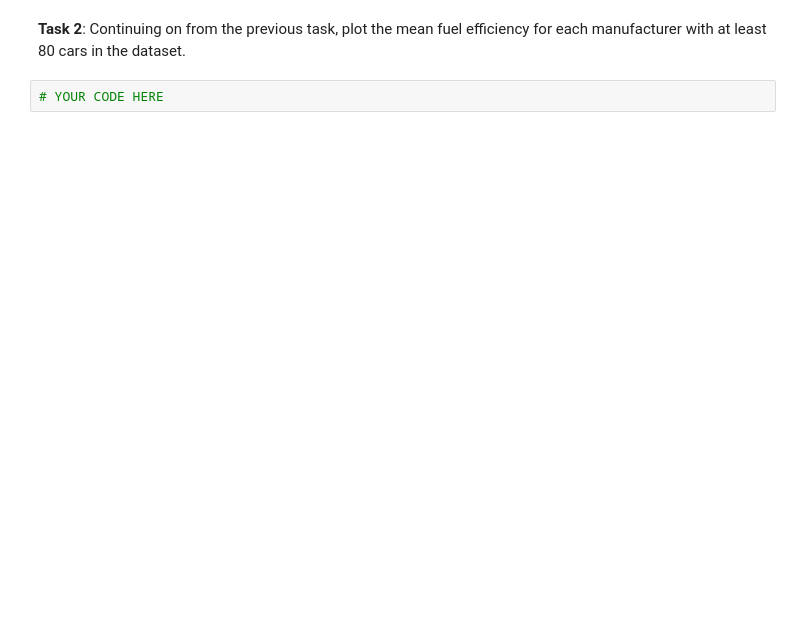
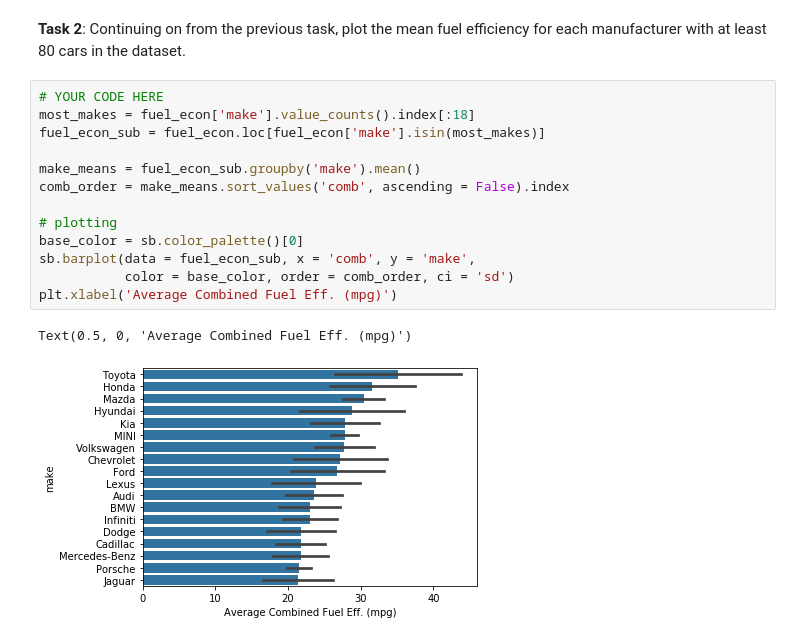
Before and after one commit to zhecho/AIPND, a Jupyter notebook: Matplotlib/Additional_Plot_Practice.ipynb, the cells around one changed output. Cells and saved outputs as stored; diff of their text form; blank space fills up the shorter version.

```diff
--- a/Matplotlib/Additional_Plot_Practice.ipynb
+++ b/Matplotlib/Additional_Plot_Practice.ipynb
@@ -30,7 +50,21 @@ additionalplot_solution_1()
 # %% [markdown]
 **Task 2**: Continuing on from the previous task, plot the mean fuel efficiency for each manufacturer with at least 80 cars in the dataset.
-# %%
-# YOUR CODE HERE
+# %%
+# YOUR CODE HERE
+most_makes = fuel_econ['make'].value_counts().index[:18]
+fuel_econ_sub = fuel_econ.loc[fuel_econ['make'].isin(most_makes)]
+
+make_means = fuel_econ_sub.groupby('make').mean()
+comb_order = make_means.sort_values('comb', ascending = False).index
+
+# plotting
+base_color = sb.color_palette()[0]
+sb.barplot(data = fuel_econ_sub, x = 'comb', y = 'make',
+           color = base_color, order = comb_order, ci = 'sd')
+plt.xlabel('Average Combined Fuel Eff. (mpg)')
+# %% [output]
+Text(0.5, 0, 'Average Combined Fuel Eff. (mpg)')
+[figure, added]
 # %%
 # run this cell to check your work against ours
 additionalplot_solution_2()
```
Also changed, not shown: parts of 4 cells of this notebook, 1 other file.
